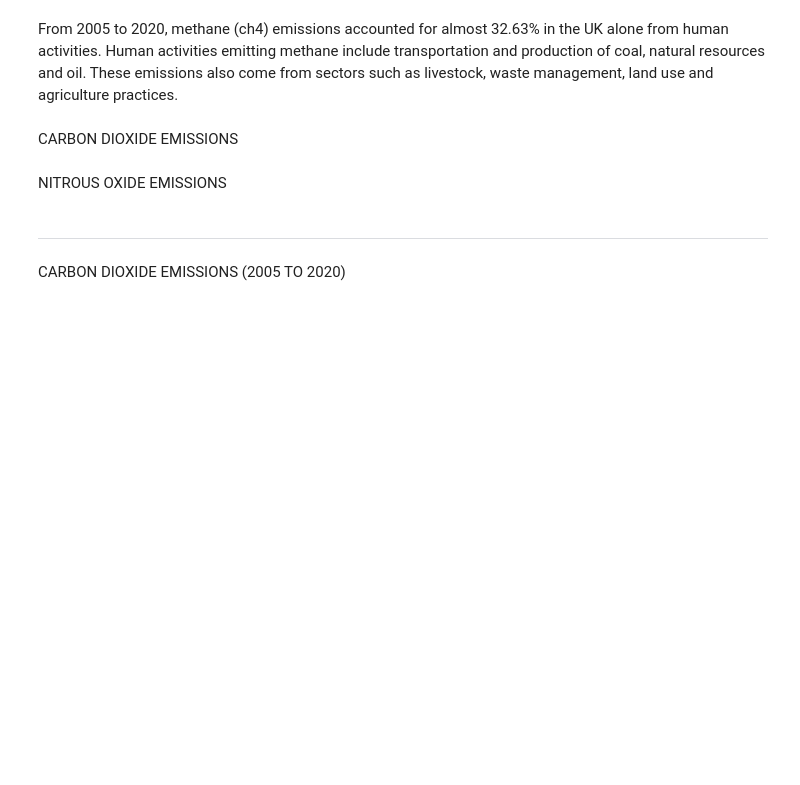
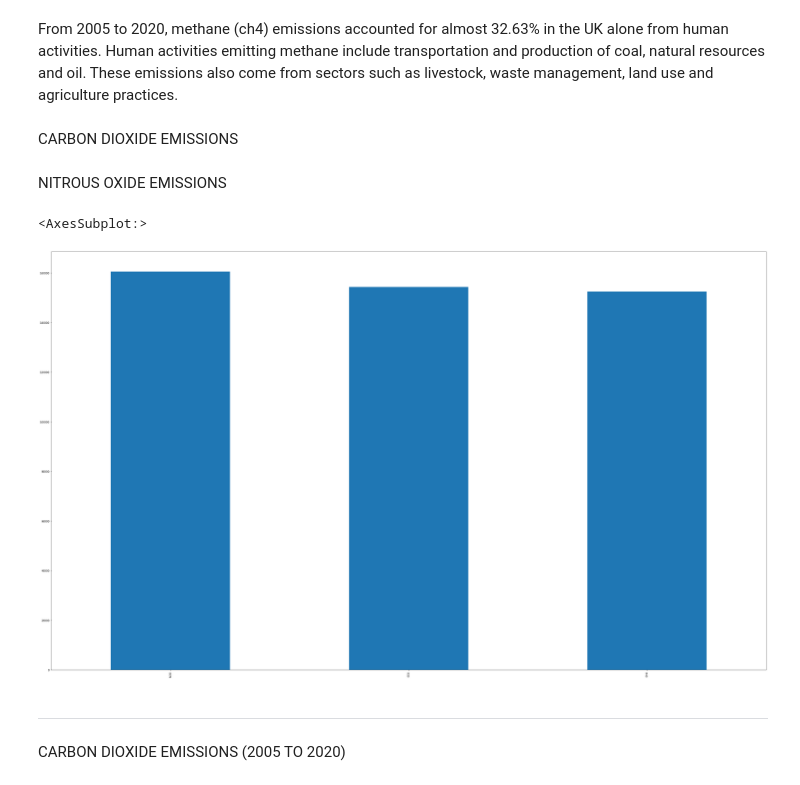
Before and after one commit to h-nadeem/hn-dataproject, a Jupyter notebook: Draft1 copy.ipynb, the cells around one changed output. Drawn from its saved outputs; the diff is of its cells as text; code cells hidden in the pictures; blank space fills up the shorter version.

```diff
--- a/Data project 2022 (HN).ipynb
+++ b/Draft1 copy.ipynb
@@ -139,6 +183,11 @@ From 2005 to 2020, methane (ch4) emissions accounted for almost 32.63% in the UK
 CARBON DIOXIDE EMISSIONS
 # %% [markdown]
 NITROUS OXIDE EMISSIONS
+# %%
+gd["Greenhouse gas"].value_counts().plot(kind="bar")
+# %% [output]
+<AxesSubplot:>
+[figure, added]
 # %% [markdown]
 _____________________________________________________
 # %% [markdown]
```
Also changed, not shown: parts of 41 cells of this notebook, 1 other file.
